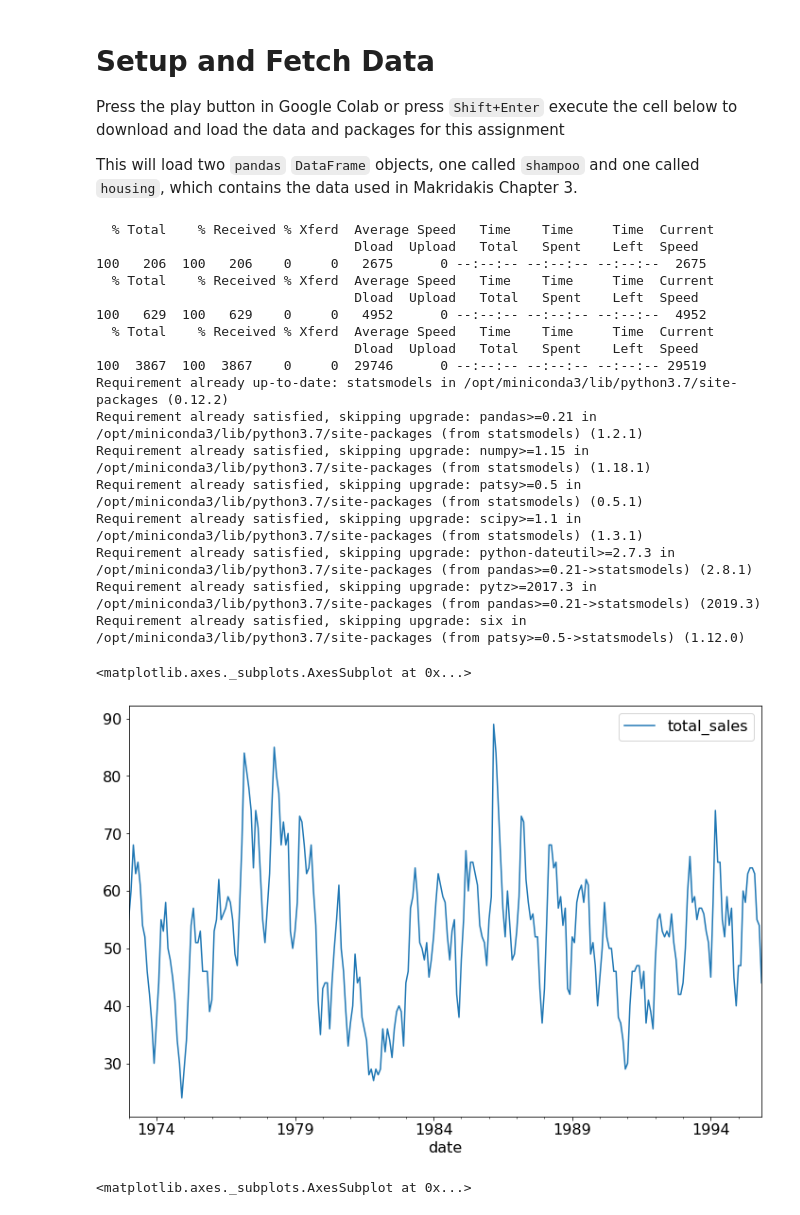
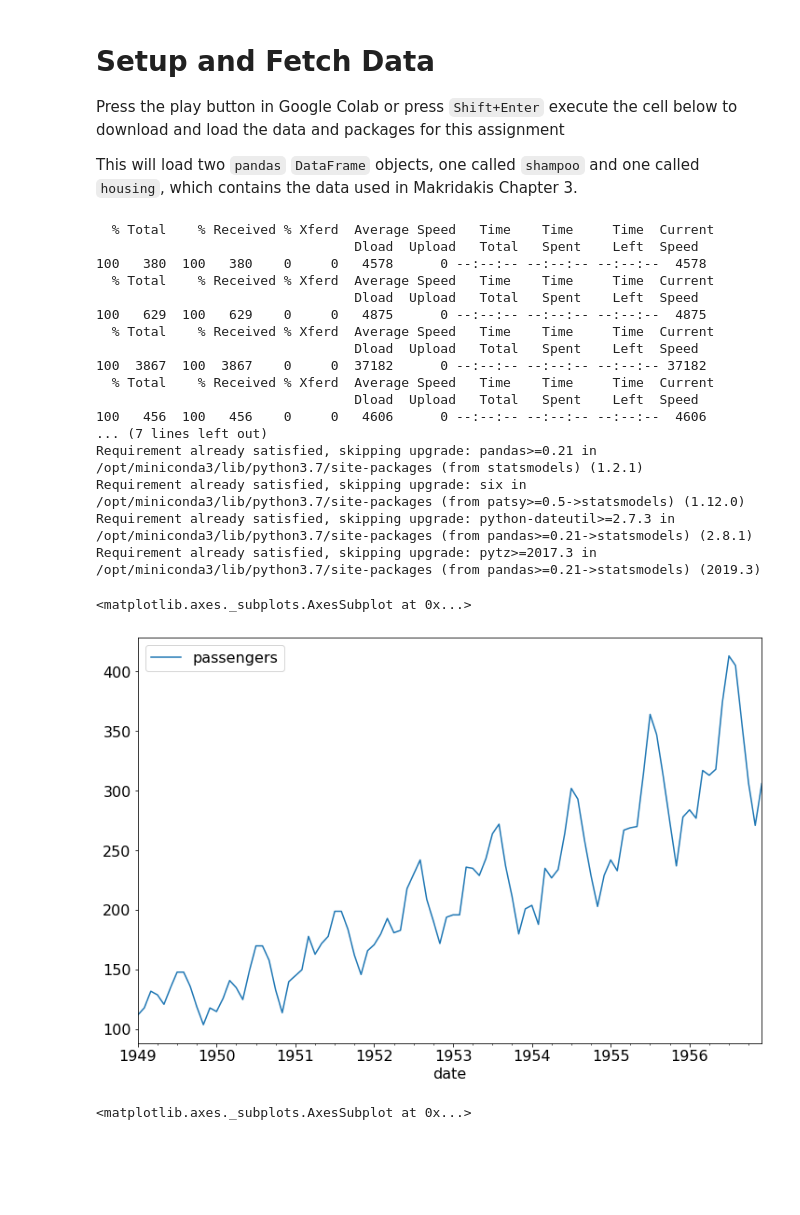
Before and after one commit to ZacharySBrown/vcu-scma440-2021q1, a Jupyter notebook: examples/3b_local_regression_smoothing.ipynb, the cells around one changed output. Drawn from its saved outputs; the diff is of its cells as text; code cells hidden in the pictures; blank space fills up the shorter version.

Commit message:
Updated notebook data pulls

```diff
--- a/examples/3b_local_regression_smoothing.ipynb
+++ b/examples/3b_local_regression_smoothing.ipynb
@@ -21,8 +21,8 @@ plt.rcParams['font.size'] = 16
 # Example
 shampoo = pd.read_csv('shampoo_sales.csv', parse_dates=['date']).set_index('date')
 housing = pd.read_csv('housing_sales.csv', parse_dates=['date']).set_index('date')
-airline = pd.read_csv('/Users/zacharybrown/.data/scma440/airline.csv').set_index('year')
-airline_series = pd.read_csv('/Users/zacharybrown/.data/scma440/airline_series.csv', parse_dates=['date']).set_index('date')
+airline = pd.read_csv('airline.csv').set_index('year')
+airline_series = pd.read_csv('airline_series.csv', parse_dates=['date']).set_index('date')
 
 
 
@@ -32,26 +32,26 @@ from statsmodels.nonparametric.smoothers_lowess import lowess
 # %% [output]
   % Total    % Received % Xferd  Average Speed   Time    Time     Time  Current
                                  Dload  Upload   Total   Spent    Left  Speed
-100   206  100   206    0     0   2675      0 --:--:-- --:--:-- --:--:--  2675
+100   380  100   380    0     0   4578      0 --:--:-- --:--:-- --:--:--  4578
   % Total    % Received % Xferd  Average Speed   Time    Time     Time  Current
                                  Dload  Upload   Total   Spent    Left  Speed
-100   629  100   629    0     0   4952      0 --:--:-- --:--:-- --:--:--  4952
+100   629  100   629    0     0   4875      0 --:--:-- --:--:-- --:--:--  4875
   % Total    % Received % Xferd  Average Speed   Time    Time     Time  Current
                                  Dload  Upload   Total   Spent    Left  Speed
-100  3867  100  3867    0     0  29746      0 --:--:-- --:--:-- --:--:-- 29519
-Requirement already up-to-date: statsmodels in /opt/miniconda3/lib/python3.7/site-packages (0.12.2)
+100  3867  100  3867    0     0  37182      0 --:--:-- --:--:-- --:--:-- 37182
+  % Total    % Received % Xferd  Average Speed   Time    Time     Time  Current
+                                 Dload  Upload   Total   Spent    Left  Speed
+100   456  100   456    0     0   4606      0 --:--:-- --:--:-- --:--:--  4606
+... (7 lines left out)
 Requirement already satisfied, skipping upgrade: pandas>=0.21 in /opt/miniconda3/lib/python3.7/site-packages (from statsmodels) (1.2.1)
-Requirement already satisfied, skipping upgrade: numpy>=1.15 in /opt/miniconda3/lib/python3.7/site-packages (from statsmodels) (1.18.1)
-Requirement already satisfied, skipping upgrade: patsy>=0.5 in /opt/miniconda3/lib/python3.7/site-packages (from statsmodels) (0.5.1)
-Requirement already satisfied, skipping upgrade: scipy>=1.1 in /opt/miniconda3/lib/python3.7/site-packages (from statsmodels) (1.3.1)
+Requirement already satisfied, skipping upgrade: six in /opt/miniconda3/lib/python3.7/site-packages (from patsy>=0.5->statsmodels) (1.12.0)
 Requirement already satisfied, skipping upgrade: python-dateutil>=2.7.3 in /opt/miniconda3/lib/python3.7/site-packages (from pandas>=0.21->statsmodels) (2.8.1)
 Requirement already satisfied, skipping upgrade: pytz>=2017.3 in /opt/miniconda3/lib/python3.7/site-packages (from pandas>=0.21->statsmodels) (2019.3)
-Requirement already satisfied, skipping upgrade: six in /opt/miniconda3/lib/python3.7/site-packages (from patsy>=0.5->statsmodels) (1.12.0)
 # %%
-housing.plot()
+airline_series.plot()
 # %% [output]
 <matplotlib.axes._subplots.AxesSubplot at 0x...>
-[figure, old version]
+[figure, new version]
 # %%
 smoothed = lowess(shampoo['total_sales'], shampoo.index, return_sorted=False)
 
```
Also changed, not shown: 2 other files.
